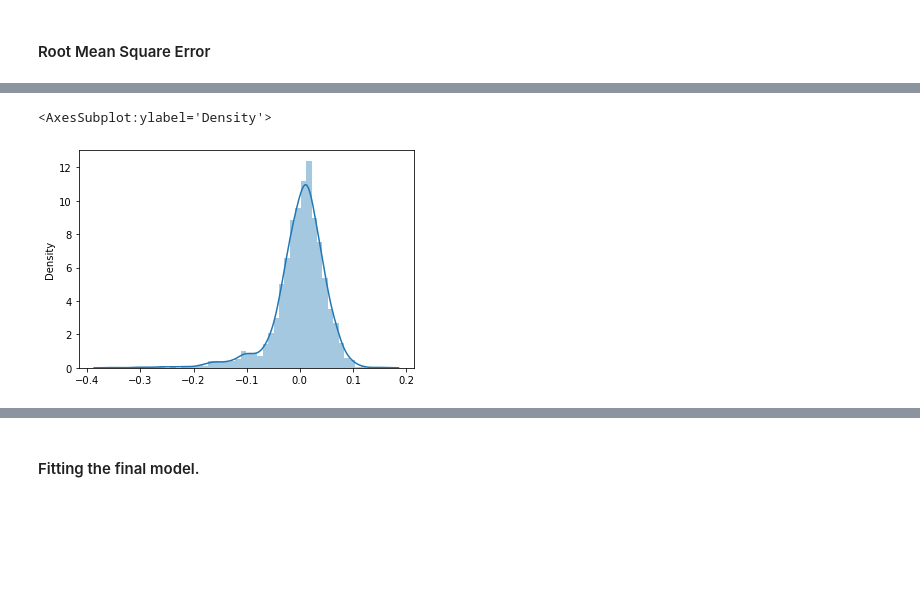
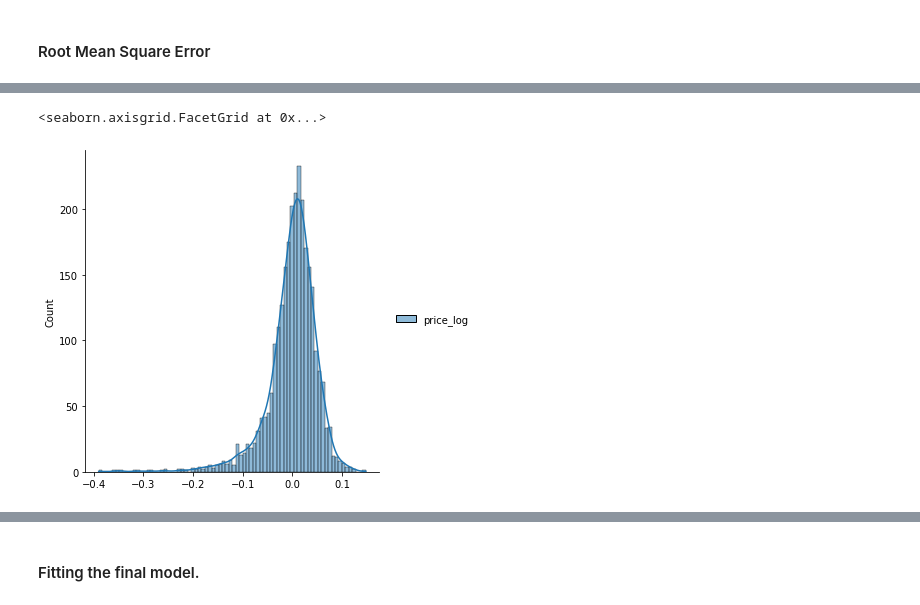
Before and after one commit to ozbunae/Housing_Data, a Jupyter notebook: Linear Regression Model on Housing Data.ipynb, the cells around one changed output, grey strips where cells are left out. Saved outputs shown, nothing was run; the diff lists cells and outputs as text; code cells hidden in the pictures; blank space fills up the shorter version.

```diff
--- a/Linear Regression Model on Housing Data.ipynb
+++ b/Linear Regression Model on Housing Data.ipynb
@@ -611,10 +650,10 @@ residual = y_test - y_hat_test
 # %%
 #plot for residuals was skewed left heavily before changing the price to a log transformation.
 # %%
-sns.distplot(residual)
+sns.displot(residual, kde = True)
 # %% [output]
-<AxesSubplot:ylabel='Density'>
+<seaborn.axisgrid.FacetGrid at 0x...>
-[figure, old version]
+[figure, new version]
 # %%
 plt.scatter(y_hat_test, residual)
 # %% [output]
```
Also changed, not shown: parts of 11 cells of this notebook.
